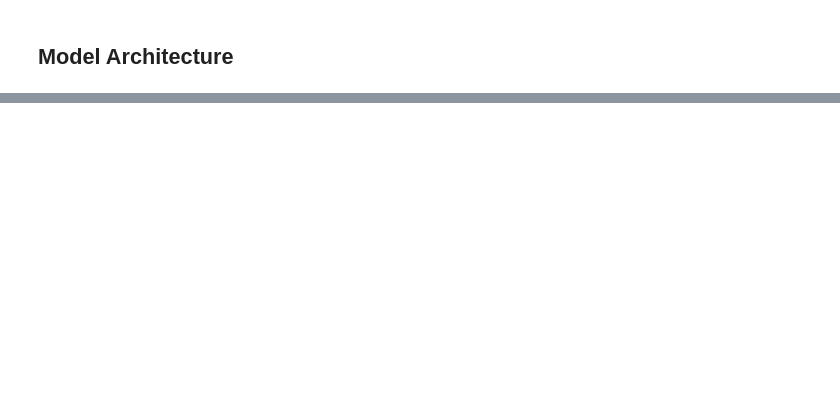
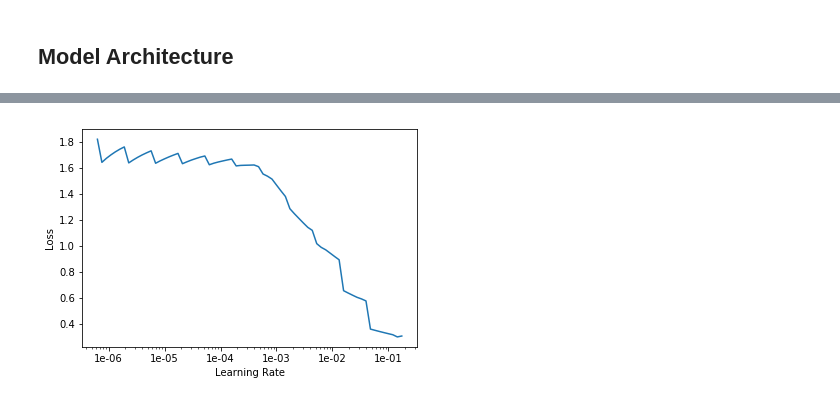
Before and after one commit to divyanshj16/SPADE, a Jupyter notebook: SPADE.ipynb, the cells around one changed output, grey strips where cells are left out. Drawn from its saved outputs; the diff is of its cells as text; code cells hidden in the pictures; blank space fills up the shorter version.

```diff
--- a/SPADE.ipynb
+++ b/SPADE.ipynb
@@ -160,14 +139,17 @@ class SpadeGenerator(nn.Module):
                            PixelShuffle_ICNR(nfs[i], nfs[i], scale=2, norm_type=NormType.Spectral) if pixel_shuffle_upsampling else nn.UpsamplingNearest2d(scale=2)]))
         self.conv_final = conv_layer(nfs[-1], 3, use_activ=False, bias=True, norm_type=None)
 
-    def forward(self, mask, **kwargs):
+    def forward(self,*args):
 #         pdb.set_trace()
-        gaussian_noise = Normal(0,1).sample(torch.Size([self.batch_size, self.input_noise_dim])).cuda()
+
+        mask = args[0]
+        gaussian_noise = Normal(0,1).sample(torch.Size([mask.size()[0], self.input_noise_dim])).cuda()
         linear_features = self.linear(gaussian_noise)
         spatial_features = linear_features.view(self.batch_size, 1024, 4, 4) # hardcoded
         for block in self.spade_upsample_blocks:
             spatial_features = block[0](spatial_features, mask)
             spatial_features = block[1](spatial_features)
+#         pdb.set_trace()
         return F.tanh(self.conv_final(spatial_features))
 # %%
 from fastai.layers import Lambda
@@ -243,2 +232,4 @@ TypeError: forward() takes 2 positional arguments but 3 were given
 # %%
-spadegan.recorder.plot(0,1)
+spadegan.recorder.plot()
+# %% [output]
+[figure, added]
```
Also changed, not shown: parts of 14 cells of this notebook.
